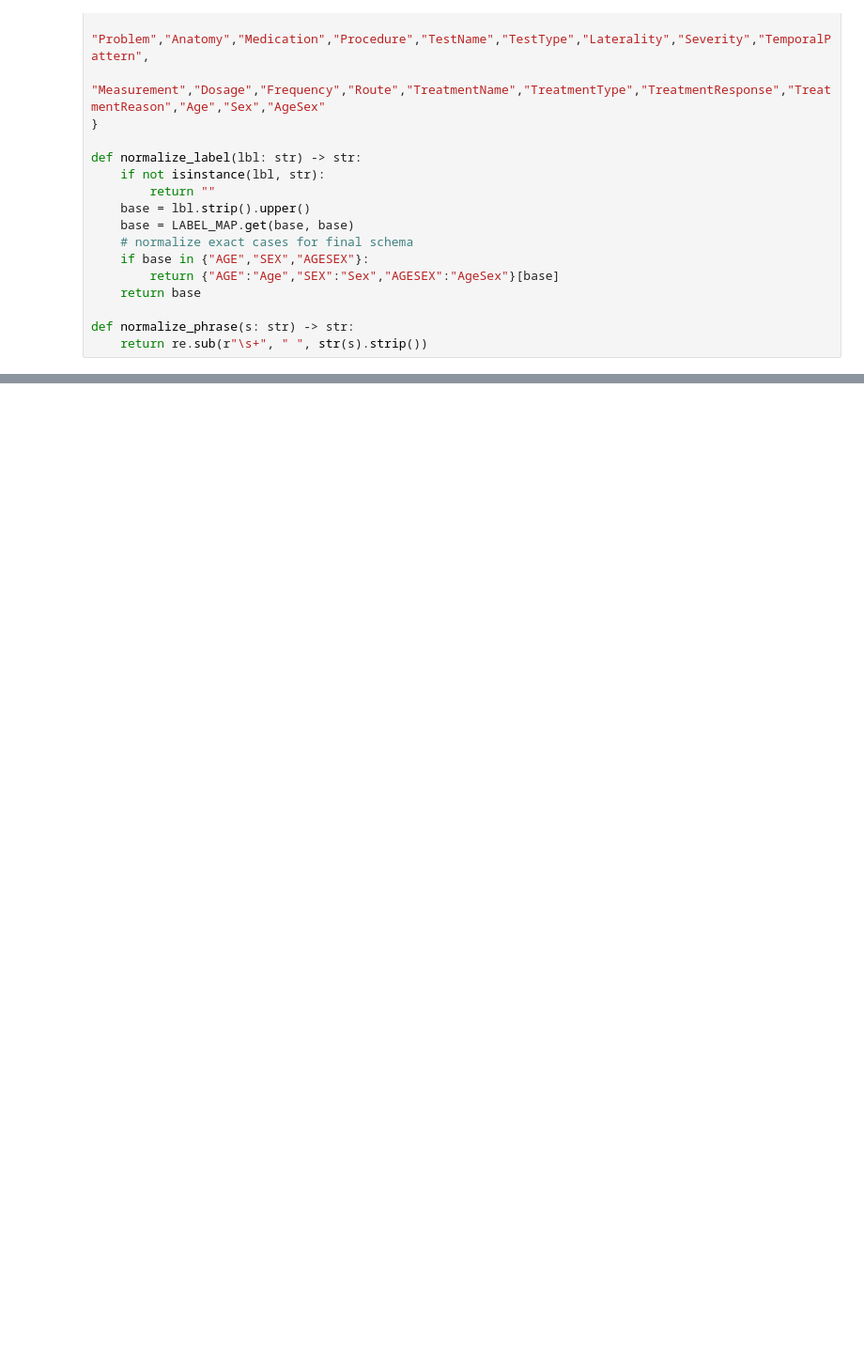
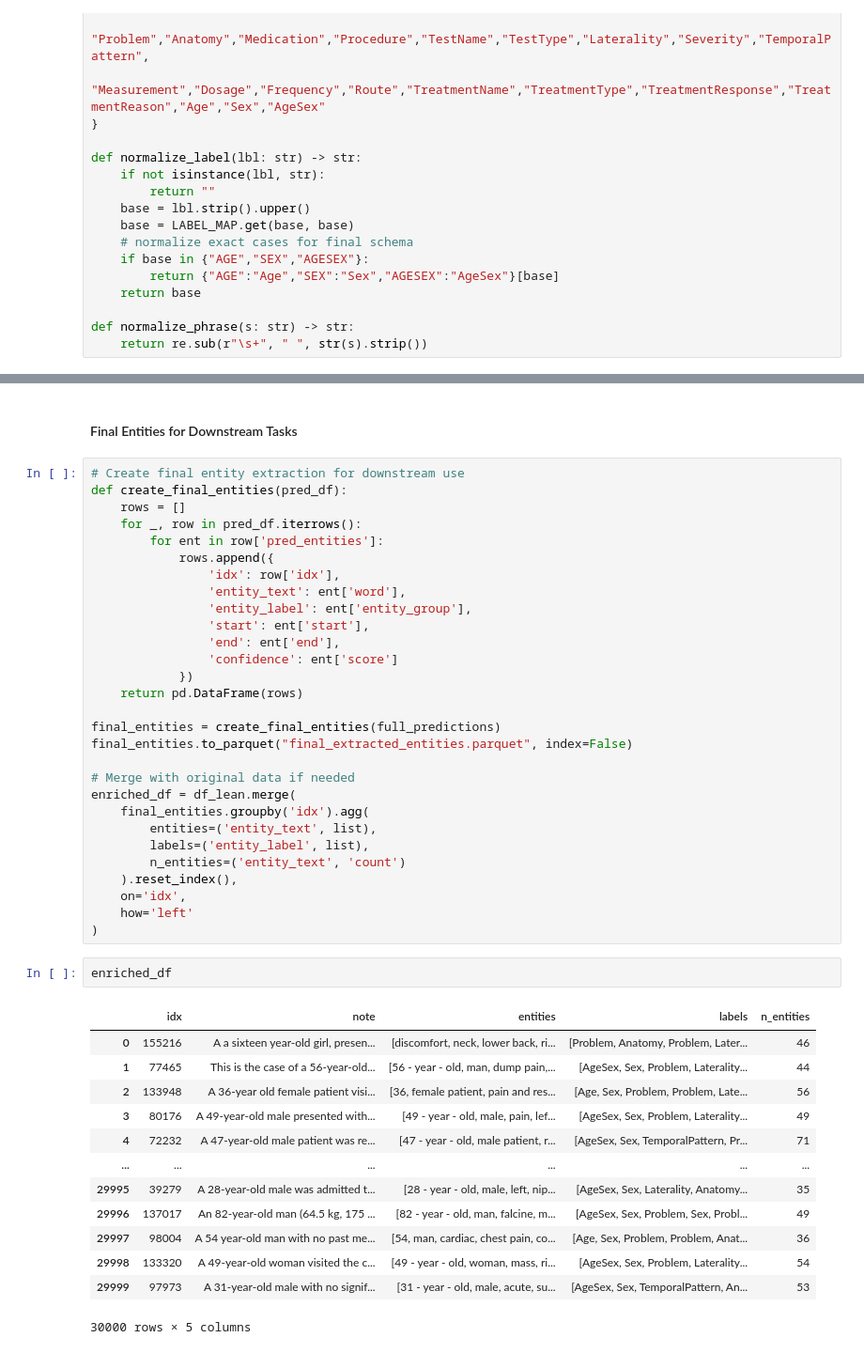
Before and after one commit to anc-22/Clinical_NLP_Project, a Jupyter notebook: notebook/Label_Generation_NER_Model.ipynb, the cells around one changed output, grey strips where cells are left out. Shown at 94% size. Cells and saved outputs as stored; diff of their text form; blank space fills up the shorter version.

Commit message:
Update codes for creating labeling functions applications, retraining NER model, and applying information retrieval use cases

```diff
--- a/notebook/Label_Generation_NER_Model.ipynb
+++ b/notebook/Label_Generation_NER_Model.ipynb
@@ -6338,0 +6461,47 @@ Asking to truncate to max_length but no maximum length is provided and the model
+# %% [markdown]
+#### Final Entities for Downstream Tasks
+# %%
+# Create final entity extraction for downstream use
+def create_final_entities(pred_df):
+    rows = []
+    for _, row in pred_df.iterrows():
+        for ent in row['pred_entities']:
+            rows.append({
+                'idx': row['idx'],
+                'entity_text': ent['word'],
+                'entity_label': ent['entity_group'],
+                'start': ent['start'],
+                'end': ent['end'],
+                'confidence': ent['score']
+            })
+    return pd.DataFrame(rows)
+
+final_entities = create_final_entities(full_predictions)
+final_entities.to_parquet("final_extracted_entities.parquet", index=False)
+
+# Merge with original data if needed
+enriched_df = df_lean.merge(
+    final_entities.groupby('idx').agg(
+        entities=('entity_text', list),
+        labels=('entity_label', list),
+        n_entities=('entity_text', 'count')
+    ).reset_index(),
+    on='idx',
+    how='left'
+)
+# %%
+enriched_df
+# %% [output]
+|  | idx | note | entities | labels | n_entities |
+| 0 | 155216 | A a sixteen year-old girl, presen... | [discomfort, neck, lower back, ri... | [Problem, Anatomy, Problem, Later... | 46 |
+| 1 | 77465 | This is the case of a 56-year-old... | [56 - year - old, man, dump pain,... | [AgeSex, Sex, Problem, Laterality... | 44 |
+| 2 | 133948 | A 36-year old female patient visi... | [36, female patient, pain and res... | [Age, Sex, Problem, Problem, Late... | 56 |
+| 3 | 80176 | A 49-year-old male presented with... | [49 - year - old, male, pain, lef... | [AgeSex, Sex, Problem, Laterality... | 49 |
+| 4 | 72232 | A 47-year-old male patient was re... | [47 - year - old, male patient, r... | [AgeSex, Sex, TemporalPattern, Pr... | 71 |
+| ... | ... | ... | ... | ... | ... |
+| 29995 | 39279 | A 28-year-old male was admitted t... | [28 - year - old, male, left, nip... | [AgeSex, Sex, Laterality, Anatomy... | 35 |
+| 29996 | 137017 | An 82-year-old man (64.5 kg, 175 ... | [82 - year - old, man, falcine, m... | [AgeSex, Sex, Problem, Sex, Probl... | 49 |
+| 29997 | 98004 | A 54 year-old man with no past me... | [54, man, cardiac, chest pain, co... | [Age, Sex, Problem, Problem, Anat... | 36 |
+| 29998 | 133320 | A 49-year-old woman visited the c... | [49 - year - old, woman, mass, ri... | [AgeSex, Sex, Problem, Laterality... | 54 |
+| 29999 | 97973 | A 31-year-old male with no signif... | [31 - year - old, male, acute, su... | [AgeSex, Sex, TemporalPattern, An... | 53 |
+30000 rows × 5 columns
```
Also changed, not shown: parts of 24 cells of this notebook.
